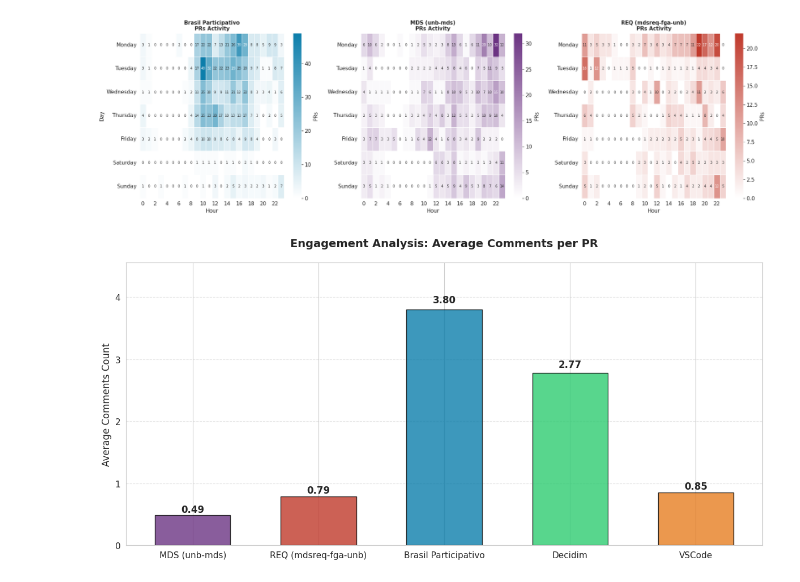
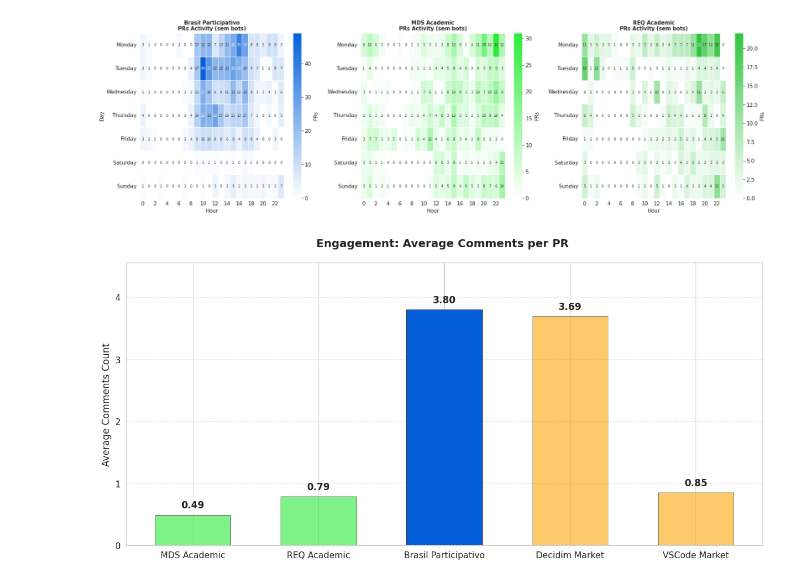
Before and after one commit to lablivre-unb/EbL_Over_PbL, a Jupyter notebook: metrics/notebooks/prs_viz_bp.ipynb, the cells around one changed output. Cells and saved outputs as stored; diff of their text form; code cells hidden in the pictures.

```diff
--- a/metrics/notebooks/prs_viz_bp.ipynb
+++ b/metrics/notebooks/prs_viz_bp.ipynb
@@ -233,6 +250,4 @@ plot_review_speed_all_values(df, df_mds, df_req, lab_label=org_title, mds_label=
 # %%
-from matplotlib.colors import LinearSegmentedColormap
-
 def plot_activity_heatmaps_comparison(df_bp, df_mds, df_req):
     def prepare_data(data):
         data = data.copy()
@@ -247,7 +262,6 @@ def plot_activity_heatmaps_comparison(df_bp, df_mds, df_req):
         return data
 
     def get_combined_heatmap_data(data):
-        # Combina eventos de created_at e merged_at
         temp_created = data[['id', 'created_at_br']].dropna().copy()
         temp_created['day_name'] = temp_created['created_at_br'].dt.day_name()
         temp_created['hour'] = temp_created['created_at_br'].dt.hour
@@ -256,7 +270,6 @@ def plot_activity_heatmaps_comparison(df_bp, df_mds, df_req):
         temp_merged['day_name'] = temp_merged['merged_at_br'].dt.day_name()
         temp_merged['hour'] = temp_merged['merged_at_br'].dt.hour
 
-        # Concatena os dois DataFrames
         temp_combined = pd.concat([
             temp_created[['day_name', 'hour']],
             temp_merged[['day_name', 'hour']]
@@ -270,10 +283,9 @@ def plot_activity_heatmaps_comparison(df_bp, df_mds, df_req):
                 pivot[h] = 0
         return pivot[sorted(pivot.columns)]
 
-    # Criação dos Colormaps baseados nas variáveis
     cmap_bp = LinearSegmentedColormap.from_list("bp", ["#ffffff", BP_PRIMARY])
-    cmap_mds = LinearSegmentedColormap.from_list("mds", ["#ffffff", MDS_PRIMARY])
-    cmap_req = LinearSegmentedColormap.from_list("req", ["#ffffff", REQ_PRIMARY])
+    cmap_mds = LinearSegmentedColormap.from_list("mds", ["#ffffff", DISC_PRIMARY])
+    cmap_req = LinearSegmentedColormap.from_list("req", ["#ffffff", DISC_LIGHT])
 
     df_bp = prepare_data(df_bp)
     df_mds = prepare_data(df_mds)
@@ -281,54 +293,55 @@ def plot_activity_heatmaps_comparison(df_bp, df_mds, df_req):
 
     fig, axes = plt.subplots(1, 3, figsize=(20, 6))
 
-    # PRs Activity combinando opened + merged
     sns.heatmap(get_combined_heatmap_data(df_bp), cmap=cmap_bp, annot=True, fmt='d', linewidths=.5, ax=axes[0], cbar_kws={'label': 'PRs'}, annot_kws={'size': 7})
-    axes[0].set_title(f'{org_title}\nPRs Activity', fontsize=11, fontweight='bold')
+    axes[0].set_title(f'{org_title}\nPRs Activity (sem bots)', fontsize=11, fontweight='bold')
 
     sns.heatmap(get_combined_heatmap_data(df_mds), cmap=cmap_mds, annot=True, fmt='d', linewidths=.5, ax=axes[1], cbar_kws={'label': 'PRs'}, annot_kws={'size': 7})
-    axes[1].set_title(f'{mds_title}\nPRs Activity', fontsize=11, fontweight='bold')
+    axes[1].set_title(f'{mds_title}\nPRs Activity (sem bots)', fontsize=11, fontweight='bold')
 
     sns.heatmap(get_combined_heatmap_data(df_req), cmap=cmap_req, annot=True, fmt='d', linewidths=.5, ax=axes[2], cbar_kws={'label': 'PRs'}, annot_kws={'size': 7})
-    axes[2].set_title(f'{req_title}\nPRs Activity', fontsize=11, fontweight='bold')
+    axes[2].set_title(f'{req_title}\nPRs Activity (sem bots)', fontsize=11, fontweight='bold')
 
-    # Ajustes de Labels
     for ax in axes.flat:
         ax.set_ylabel('')
         ax.set_xlabel('Hour')
-
     axes[0].set_ylabel('Day')
 
     plt.tight_layout()
     plt.show()
 
-plot_activity_heatmaps_comparison(df, df_mds, df_req)
+plot_activity_heatmaps_comparison(df_no_bots, df_mds_no_bots, df_req_no_bots)
 # %% [output]
-[figure, old version]
+[figure, new version]
 # %%
-avg_comments_bp = df['comments'].mean()
-avg_comments_mds = df_mds['comments'].mean()
-avg_comments_req = df_req['comments'].mean()
-avg_comments_decidim = df_decidim['comments'].mean()
-avg_comments_vscode = df_vscode['comments'].mean()
+avg_comments_bp = df_no_bots['comments'].mean()
+avg_comments_mds = df_mds_no_bots['comments'].mean()
+avg_comments_req = df_req_no_bots['comments'].mean()
+avg_comments_decidim = df_decidim_no_bots['comments'].mean()
+avg_comments_vscode = df_vscode_no_bots['comments'].mean()
 
-x_labels = [mds_title, req_title, org_title, 'Decidim', 'VSCode']
+x_labels = [mds_title, req_title, org_title, decidim_title, vscode_title]
 y_values = [avg_comments_mds, avg_comments_req, avg_comments_bp, avg_comments_decidim, avg_comments_vscode]
-bar_colors = [MDS_PRIMARY, REQ_PRIMARY, BP_PRIMARY, REF_DECIDIM, REF_VSCODE]
+bar_colors = [DISC_PRIMARY, DISC_PRIMARY, BP_PRIMARY, BENCH_PRIMARY, BENCH_PRIMARY]
+bar_alphas = [0.6, 0.6, 1.0, 0.6, 0.6]
 
-plt.figure(figsize=(12, 6))
-bars = plt.bar(x_labels, y_values, color=bar_colors, width=0.6, edgecolor='black', alpha=0.8)
+fig, ax = plt.subplots(figsize=(12, 6))
+bars = ax.bar(x_labels, y_values, color=bar_colors, width=0.6, edgecolor='black', linewidth=0.5)
+for bar, alpha in zip(bars, bar_alphas):
+    bar.set_alpha(alpha)
 
-plt.title('Engagement Analysis: Average Comments per PR', fontsize=14, fontweight='bold', pad=20)
-plt.ylabel('Average Comments Count', fontsize=12)
-plt.grid(axis='y', linestyle='--', alpha=0.5)
+ax.set_title('Engagement: Average Comments per PR ', fontsize=14, fontweight='bold', pad=20)
+ax.set_ylabel('Average Comments Count', fontsize=12)
+ax.grid(axis='y', linestyle='--', alpha=0.5)
 
 for bar in bars:
     height = bar.get_height()
-    plt.text(bar.get_x() + bar.get_width()/2., height + (height * 0.02), f'{height:.2f}', ha='center', va='bottom', fontsize=12, fontweight='bold')
+    ax.text(bar.get_x() + bar.get_width()/2., height + (max(y_values) * 0.02),
+            f'{height:.2f}', ha='center', va='bottom', fontsize=12, fontweight='bold')
 
-plt.ylim(0, max(y_values) * 1.2)
+ax.set_ylim(0, max(y_values) * 1.2)
 plt.tight_layout()
 plt.show()
 # %% [output]
-[figure, old version]
+[figure, new version]
 # %%
```
Also changed, not shown: parts of 8 cells of this notebook.
